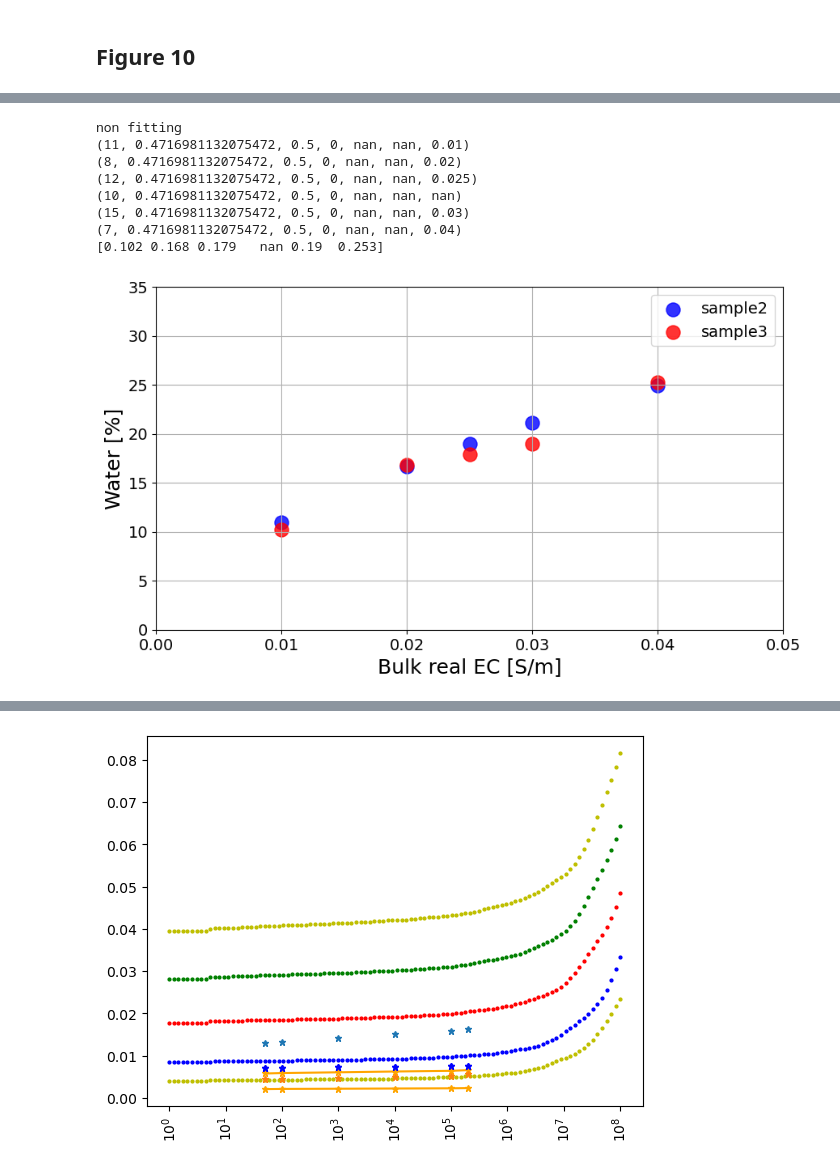
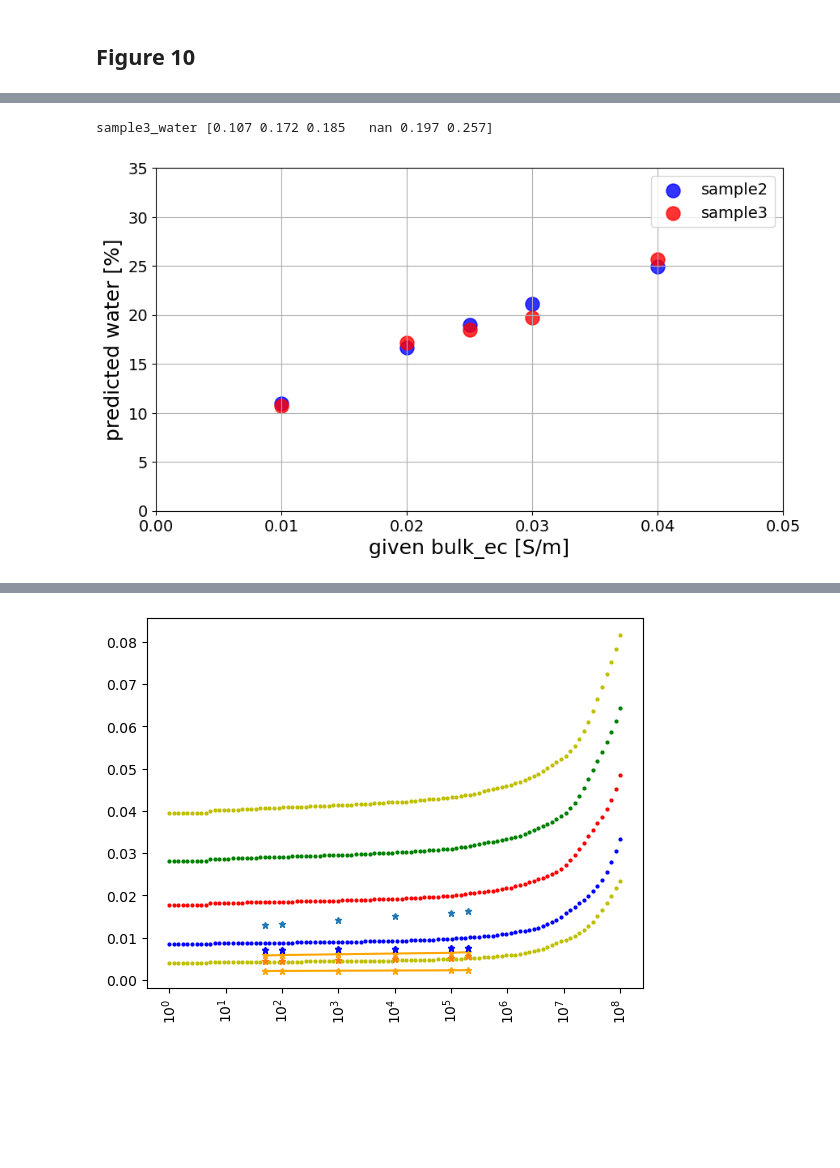
Before and after one commit to SENSE-UGent/Pedophysics, a Jupyter notebook: examples/Examples.ipynb, the cells around one changed output, grey strips where cells are left out. Saved outputs shown, nothing was run; the diff lists cells and outputs as text; code cells hidden in the pictures; blank space fills up the shorter version.

```diff
--- a/examples/Examples.ipynb
+++ b/examples/Examples.ipynb
@@ -104,42 +93,37 @@ nan
 # %%
 sample3 = Soil(bulk_ec = [0.01, 0.02, 0.025, np.nan, 0.030, 0.040],
                 clay = [11, 8, 12, 10, 15, 7],
-                bulk_density = 1.4,
+                porosity = 0.4,
                 water_ec = 0.5)
 
 sample3_water = predict.Water(sample3)
-print(sample3_water)
+print('sample3_water', sample3_water)
+
+####################################################### PLOT ############################################
 
 fig = plt.figure()
 ax = fig.add_subplot(1, 1, 1)
 fig.set_figheight(5.5)
 fig.set_figwidth(10)
 
 ax.scatter(sample2.bulk_ec, sample2.df.water*100, color='blue', alpha=0.8, s=ss, label = "sample2")
 ax.scatter(sample3.bulk_ec, sample3.df.water*100, color='red', alpha=0.8, s=ss, label = "sample3")
 
 ax.set_xlim(0, 0.05)
 ax.set_ylim(0, 35)
-ax.set_xlabel('Bulk real EC [S/m]', fontsize = 18)
-ax.set_ylabel('Water [%]', fontsize = 18)
+ax.set_xlabel('given bulk_ec [S/m]', fontsize = 18)
+ax.set_ylabel('predicted water [%]', fontsize = 18)
 ax.tick_params(axis='y', labelsize=14)
 ax.tick_params(axis='x', labelsize=14)
 ax.grid(True)
 ax.legend(loc='upper right', fontsize = 14)
 
 
 plt.savefig('Ex3')
 plt.show()
 # %% [output]
-non fitting
-(11, 0.4716981132075472, 0.5, 0, nan, nan, 0.01)
-(8, 0.4716981132075472, 0.5, 0, nan, nan, 0.02)
-(12, 0.4716981132075472, 0.5, 0, nan, nan, 0.025)
-(10, 0.4716981132075472, 0.5, 0, nan, nan, nan)
-(15, 0.4716981132075472, 0.5, 0, nan, nan, 0.03)
-(7, 0.4716981132075472, 0.5, 0, nan, nan, 0.04)
-[0.102 0.168 0.179   nan 0.19  0.253]
+sample3_water [0.107 0.172 0.185   nan 0.197 0.257]
-[figure, old version]
+[figure, new version]
 # %%
 sample4 = Soil( water = [0.01, 0.1, 0.125, 0.025, 0.05, 0.18, 0.22],
                 clay = 20,
```
Also changed, not shown: parts of 10 cells of this notebook, 10 other files.
